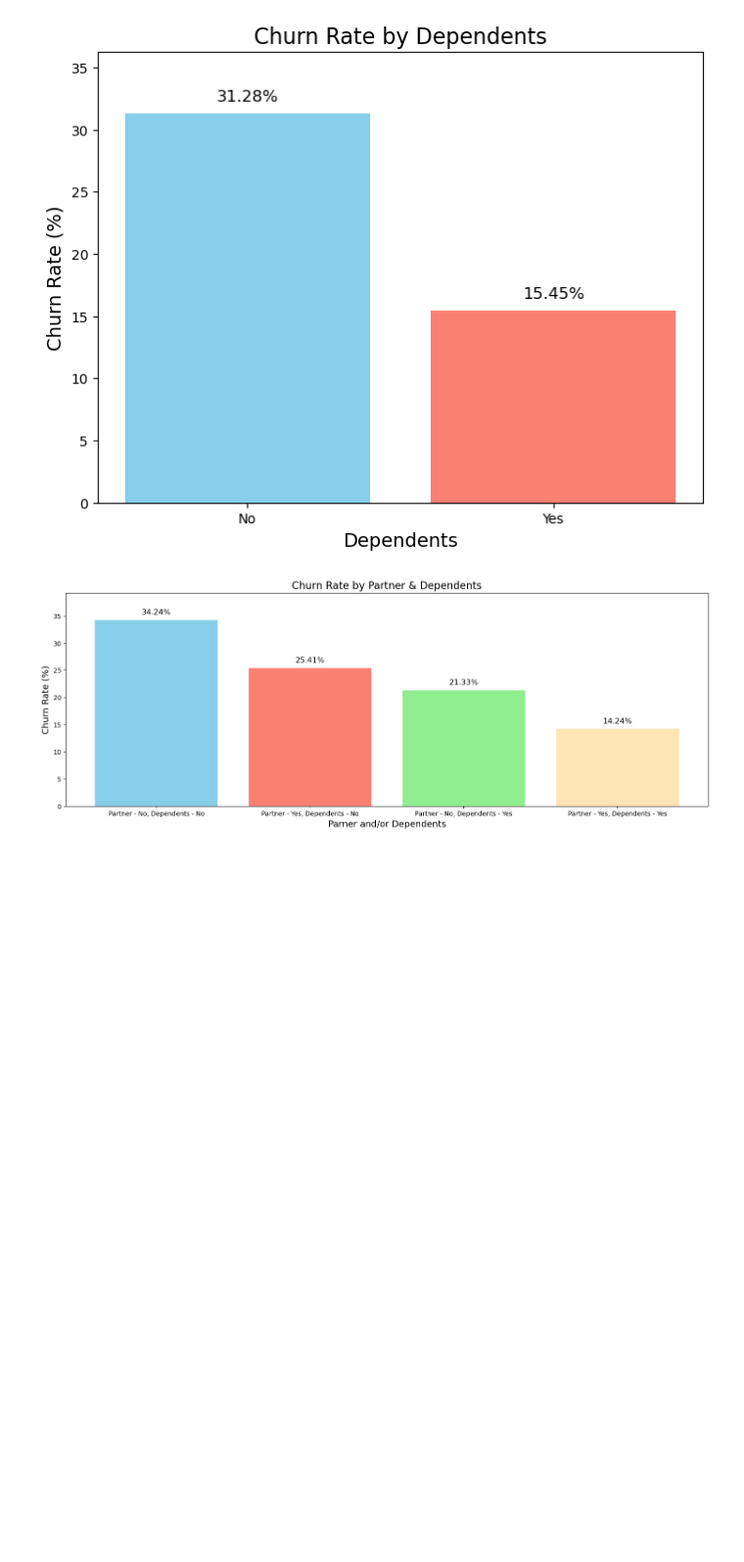
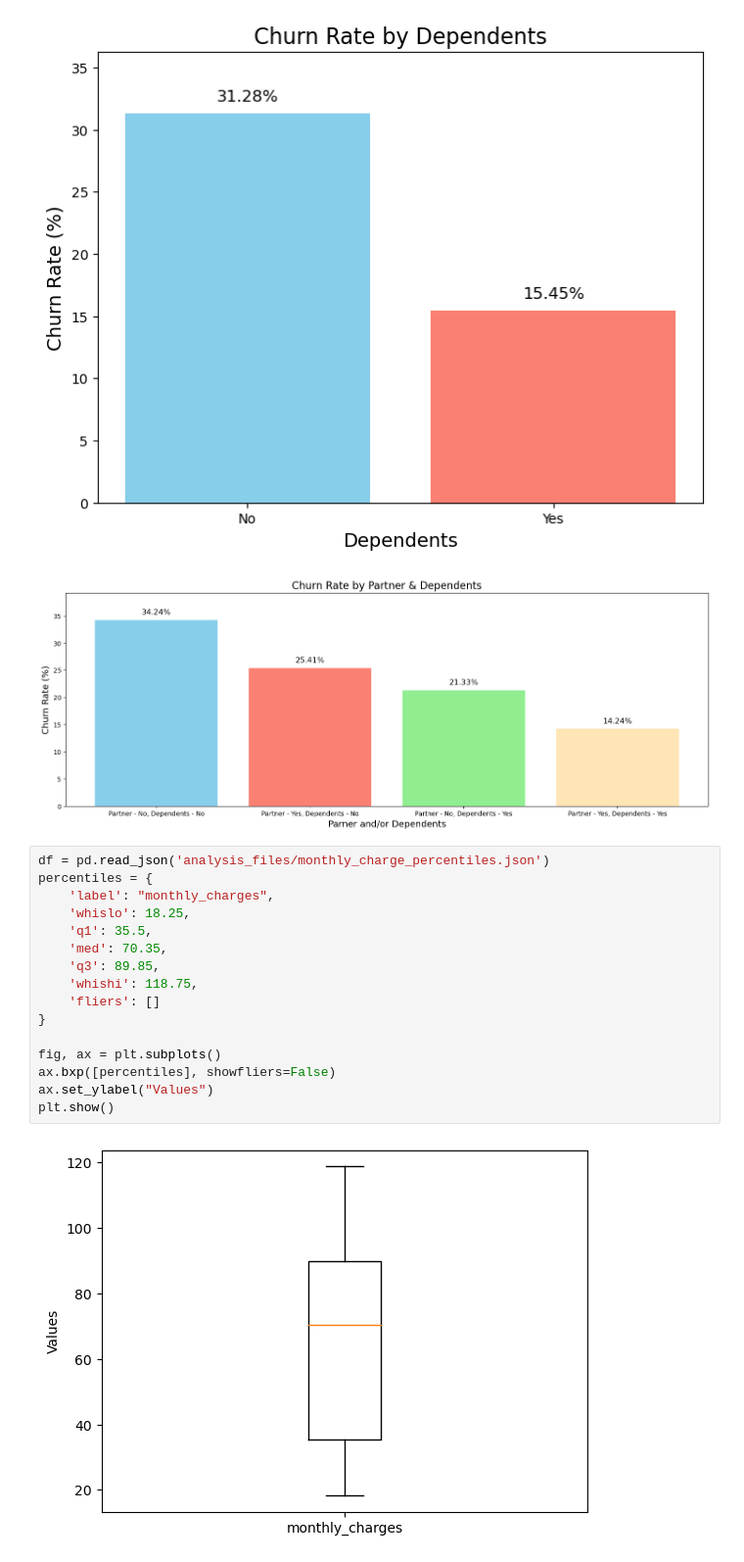
Before and after one commit to Bisolaafro/customer_churn_analysis, a Jupyter notebook: visualizations.ipynb, the cells around one changed output. Shown at 98% size. Saved outputs shown, nothing was run; the diff lists cells and outputs as text; blank space fills up the shorter version.

Commit message:
Added box plot for visualizing montly charges to customers

```diff
--- a/visualizations.ipynb
+++ b/visualizations.ipynb
@@ -237,3 +237,21 @@ plt.show()
 [figure]
 [figure]
 [figure]
+# %%
+df = pd.read_json('analysis_files/monthly_charge_percentiles.json')
+percentiles = {
+    'label': "monthly_charges",
+    'whislo': 18.25,
+    'q1': 35.5,
+    'med': 70.35,
+    'q3': 89.85,
+    'whishi': 118.75,
+    'fliers': []
+}
+
+fig, ax = plt.subplots()
+ax.bxp([percentiles], showfliers=False)
+ax.set_ylabel("Values")
+plt.show()
+# %% [output]
+[figure, added]
```
Also changed, not shown: 1 other file.
